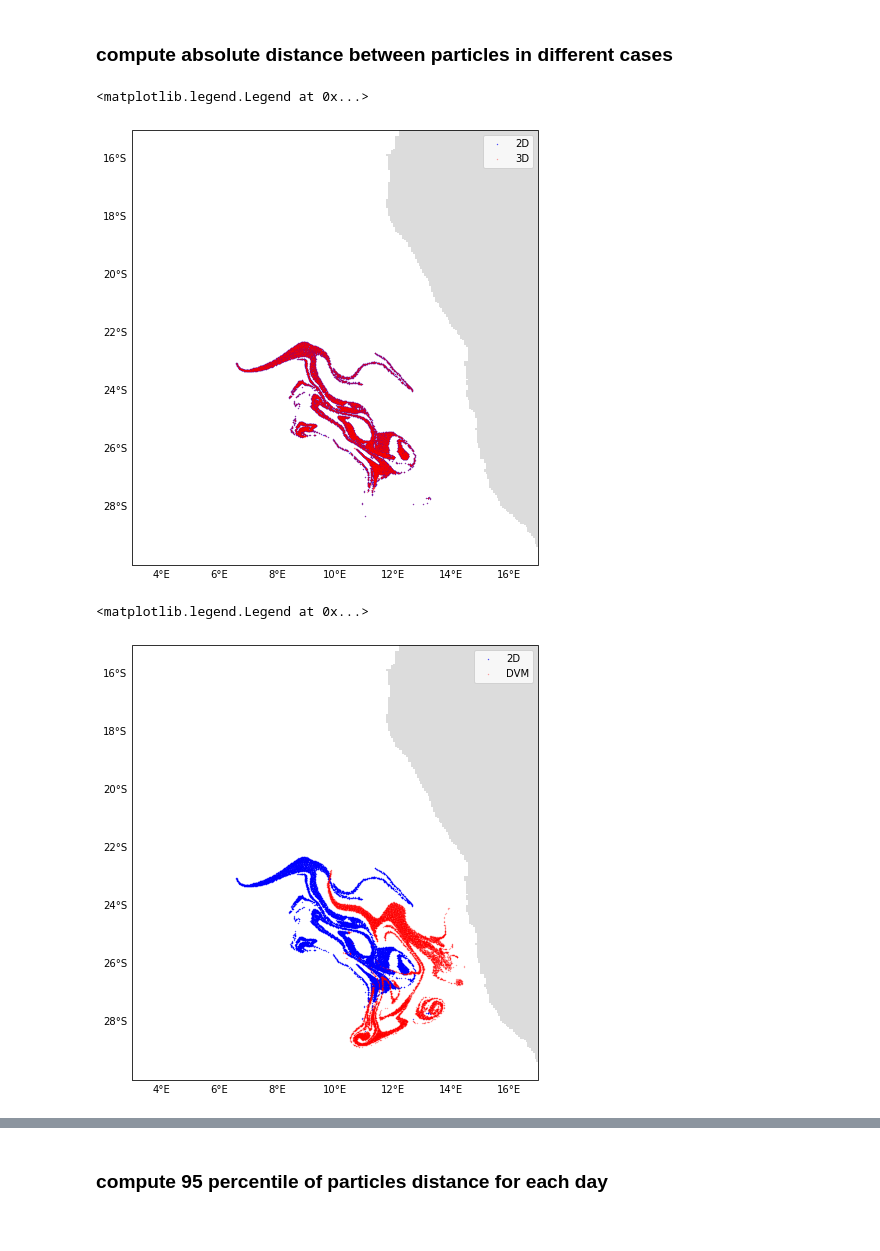
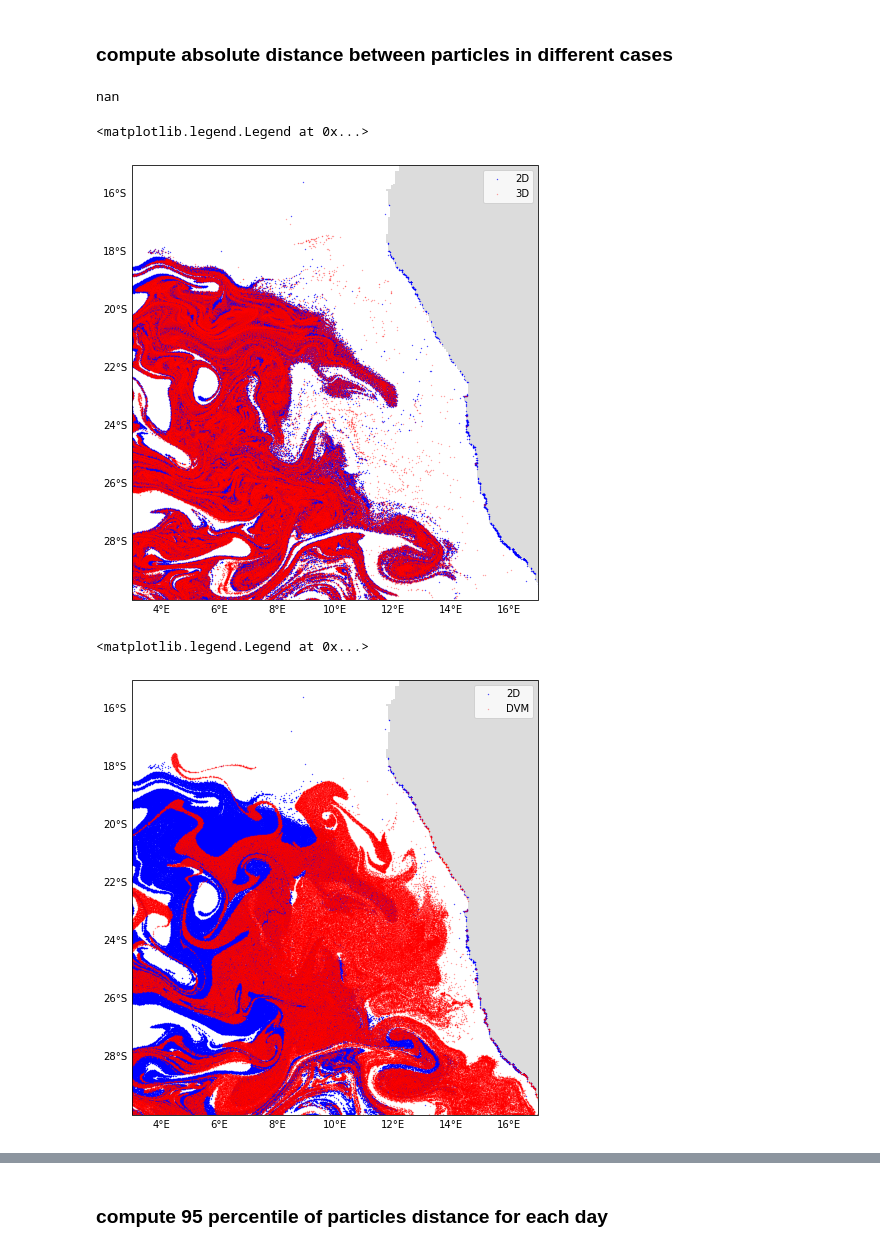
Before and after one commit to OceanParcels/atlanteco_plankton_plastic_nutrients_dispersion, a Jupyter notebook: src/analysis/Compare_dispersion_distance.ipynb, the cells around one changed output, grey strips where cells are left out. Cells and saved outputs as stored; diff of their text form; code cells hidden in the pictures.

```diff
--- a/src/analysis/Compare_dispersion_distance.ipynb
+++ b/src/analysis/Compare_dispersion_distance.ipynb
@@ -9,7 +10,11 @@ from matplotlib import colors
 # %%
 home_folder = "/nethome/manra003/analysis/dispersion/simulations/"
-ds1 = xr.open_zarr(home_folder + "Fwd_2D_Luderitz_117x117_Nov01-31_2017_0z_100days.zarr")
-ds2 = xr.open_zarr(home_folder + "Fwd_3D_Luderitz_117x117_Nov01-31_2017_0z_100days.zarr")
-ds3 = xr.open_zarr(home_folder + "Fwd_DVM_Luderitz_117x117_Nov01-31_2017_0z_100days.zarr")
+# ds1 = xr.open_zarr(home_folder + "Fwd_2D_Luderitz_117x117_Nov01-31_2017_0z_100days.zarr")
+# ds2 = xr.open_zarr(home_folder + "Fwd_3D_Luderitz_117x117_Nov01-31_2017_0z_100days.zarr")
+# ds3 = xr.open_zarr(home_folder + "Fwd_DVM_Luderitz_117x117_Nov01-31_2017_1z_100days.zarr")
+
+ds1 = xr.open_zarr(home_folder + "Fwd_2D_Jul2023_BenguelaUpwR_117x117_Dec2017_1z_100days.zarr")
+ds2 = xr.open_zarr(home_folder + "Fwd_3D_Jul2023_BenguelaUpwR_117x117_Dec2017_1z_100days.zarr")
+ds3 = xr.open_zarr(home_folder + "Fwd_DVM_Jul2023_BenguelaUpwR_117x117_Dec2017_1z_100days.zarr")
 # %%
 # Parallelised code from - Michael Denes
@@ -56,3 +66,7 @@ for time_step in range(t_days):
+# %%
+np.min(ds1['lat'][:, 99])
+# %% [output]
+nan
 # %%
 model_mask_file = '/storage/shared/oceanparcels/input_data/NEMO16_CMCC/GLOB16L98_mesh_mask_atlantic.nc'
 
@@ -79,16 +93,16 @@ def get_axes(ax):
     return ax
 # %%
 fig= plt.figure(figsize=(16, 8))
-time_step= 60
+time_step= 100
 
 ax = plt.axes(projection=ccrs.PlateCarree())
 ax = get_axes(ax)
 ax.scatter(ds1['lon'][:, time_step], ds1['lat'][:, time_step], s=0.1, c='blue',label="2D")
 ax.scatter(ds2['lon'][:, time_step], ds2['lat'][:, time_step], s=0.1, c='red', label="3D", alpha=0.5)
 ax.legend()
 # %% [output]
 <matplotlib.legend.Legend at 0x...>
-[figure, old version]
+[figure, new version]
 # %%
 fig= plt.figure(figsize=(16, 8))
 
@@ -99,7 +113,7 @@ ax.scatter(ds3['lon'][:, time_step], ds3['lat'][:, time_step], s=0.1, c='red', l
 ax.legend()
 # %% [output]
 <matplotlib.legend.Legend at 0x...>
-[figure, old version]
+[figure, new version]
 # %%
 fig= plt.figure(figsize=(16, 8))
 
```
Also changed, not shown: parts of 25 cells of this notebook, 8 other files.
